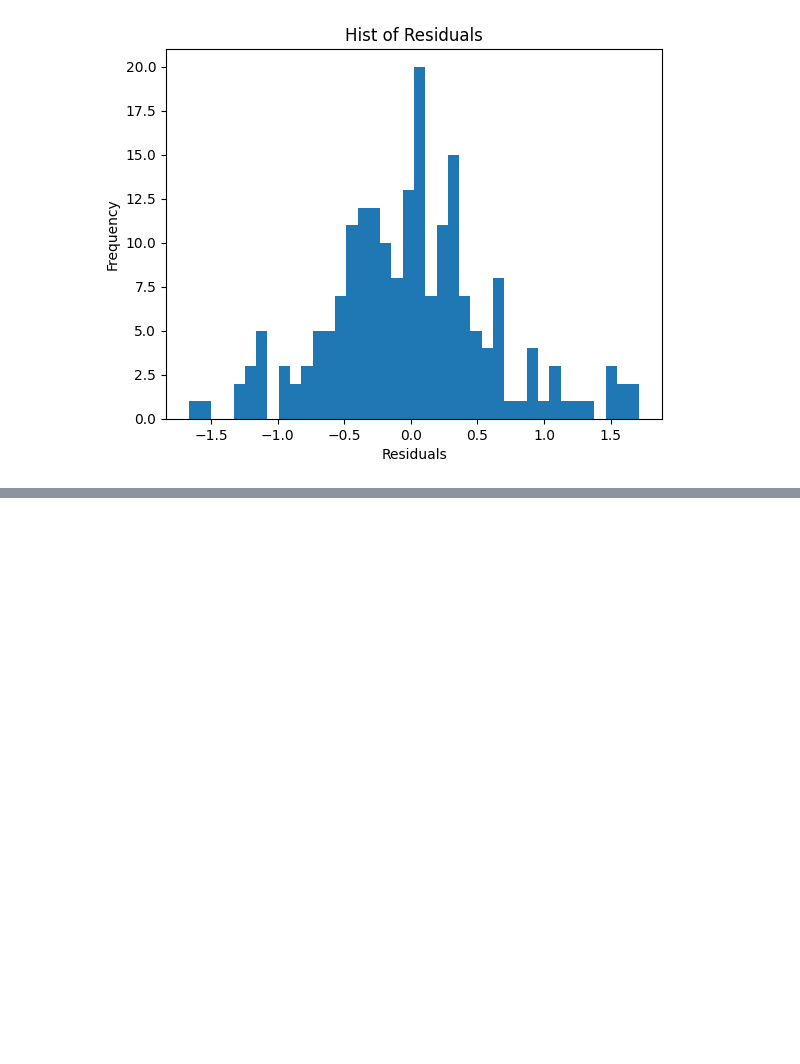
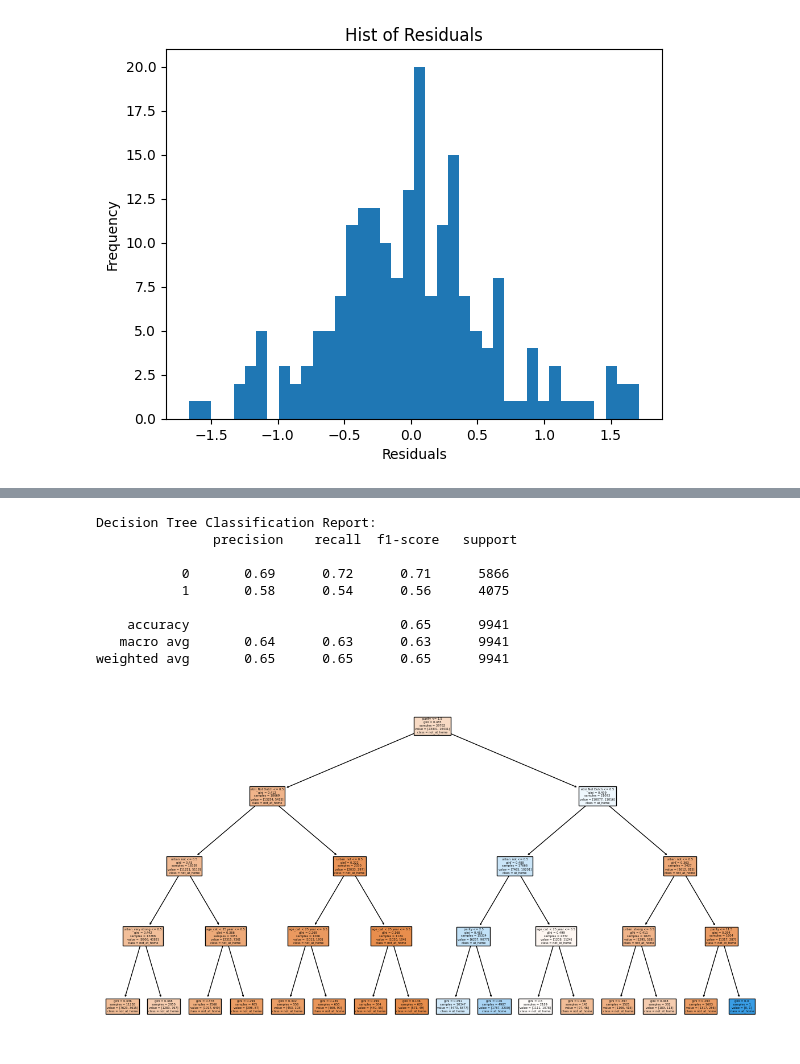
Before and after one commit to mard4/data-science, a Jupyter notebook: assignment-data-mining/assignment.ipynb, the cells around one changed output, grey strips where cells are left out. Drawn from its saved outputs; the diff is of its cells as text; code cells hidden in the pictures; blank space fills up the shorter version.

```diff
--- a/assignment-data-mining/assignment.ipynb
+++ b/assignment-data-mining/assignment.ipynb
@@ -235,0 +220,2 @@ plt.show()
+# %%
+births['pari'] = births['parity'].apply(lambda x: 'primi' if x<2 else 'multi')
@@ -235,0 +231,2 @@ plt.show()
+# %%
+births['etni'] = births['etnicity'].apply(lambda x: 'Dutch' if x=='Dutch' else 'Not Dutch')
@@ -235,0 +242,27 @@ plt.show()
+# %%
+from sklearn.linear_model import LogisticRegression
+from sklearn.preprocessing import OneHotEncoder
+from sklearn.metrics import classification_report
+from sklearn.model_selection import train_test_split
+
+# One-Hot Encoding categorical features
+categorical_features = ['age_cat', 'etni', 'urban']
+encoder = OneHotEncoder(drop='first', sparse=False)
+encoded_features = encoder.fit_transform(births[categorical_features])
+encoded_df = pd.DataFrame(encoded_features, columns=encoder.get_feature_names_out(categorical_features))
+
+# Merge with numerical data
+X = pd.concat([births[['parity']], encoded_df], axis=1)
+y = births['home']
+
+# Convert target variable to binary (if needed)
+y = y.map({'at_home': 1, 'not_at_home': 0})  # Adjust based on actual labels
+
+X_train, X_test, y_train, y_test = train_test_split(X, y, test_size=0.2, random_state=7)
+clf = LogisticRegression(random_state=0)
+clf.fit(X_train, y_train)
+
+y_pred = clf.predict(X_test)
+
+report = classification_report(y_test, y_pred)
+print(report)
@@ -235,0 +285,25 @@ plt.show()
+# %%
+from sklearn.tree import DecisionTreeClassifier, plot_tree
+dt_model = DecisionTreeClassifier(random_state=0, max_depth=4)
+dt_model.fit(X_train, y_train)
+
+y_pred = dt_model.predict(X_test)
+
+report = classification_report(y_test, y_pred)
+print("Decision Tree Classification Report:\n", report)
+
+# Plot Decision Tree
+plt.figure(figsize=(15, 8))
+plot_tree(dt_model, feature_names=X.columns.tolist(), class_names=['not_at_home', 'at_home'], filled=True)
+plt.show()
+# %% [output]
+Decision Tree Classification Report:
+               precision    recall  f1-score   support
+
+           0       0.69      0.72      0.71      5866
+           1       0.58      0.54      0.56      4075
+
+    accuracy                           0.65      9941
+   macro avg       0.64      0.63      0.63      9941
+weighted avg       0.65      0.65      0.65      9941
+[figure, added]
```
Also changed, not shown: parts of 14 cells of this notebook.
